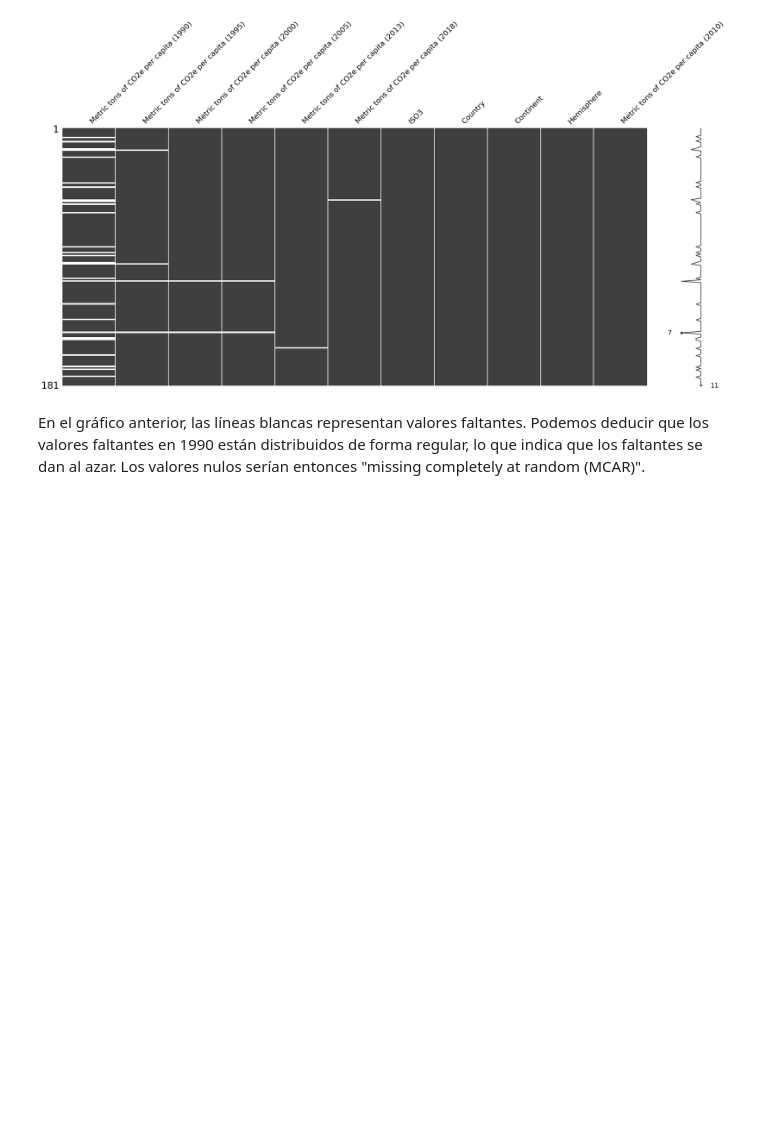
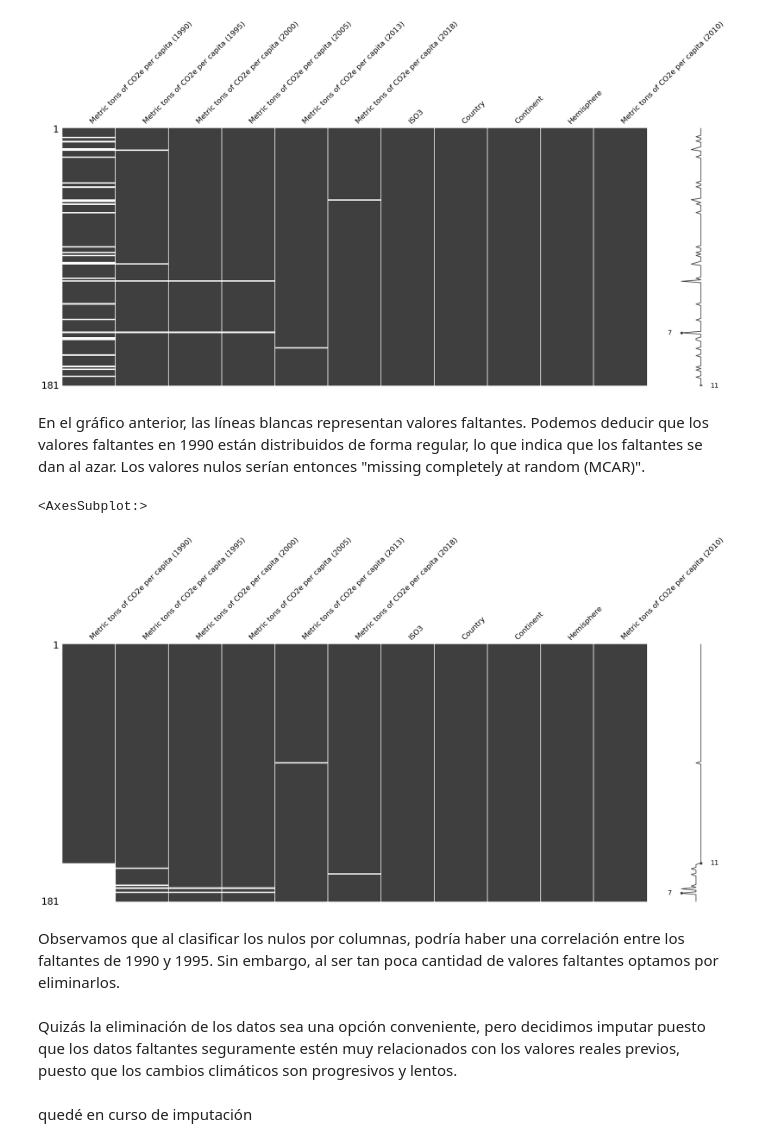
Before and after one commit to adolfo85/-CO2, a Jupyter notebook: notebooks/0.0-CO2-introduction.ipynb, the cells around one changed output. Saved outputs shown, nothing was run; the diff lists cells and outputs as text; code cells hidden in the pictures; blank space fills up the shorter version.

Commit message:
faltantes comienzo de imputación

```diff
--- a/notebooks/0.0-CO2-introduction.ipynb
+++ b/notebooks/0.0-CO2-introduction.ipynb
@@ -121,3 +121,19 @@ df.missing.missing_variable_plot()
 [figure]
 # %% [markdown]
 En el gráfico anterior, las líneas blancas representan valores faltantes. Podemos deducir que los valores faltantes en 1990 están distribuidos de forma regular, lo que indica que los faltantes se dan al azar. Los valores nulos serían entonces "missing completely at random (MCAR)".
+# %%
+(
+    df
+    .missing.sort_variables_by_missingness()
+    .sort_values("Metric tons of CO2e per capita (1990)")
+    .pipe(missingno.matrix)
+)
+# %% [output]
+<AxesSubplot:>
+[figure, added]
+# %% [markdown]
+Observamos que al clasificar los nulos por columnas, podría haber una correlación entre los faltantes de 1990 y 1995. Sin embargo, al ser tan poca cantidad de valores faltantes optamos por eliminarlos.
+# %% [markdown]
+Quizás la eliminación de los datos sea una opción conveniente, pero decidimos imputar puesto que los datos faltantes seguramente estén muy relacionados con los valores reales previos, puesto que los cambios climáticos son progresivos y lentos.
+# %% [markdown]
+quedé en curso de imputación
```
